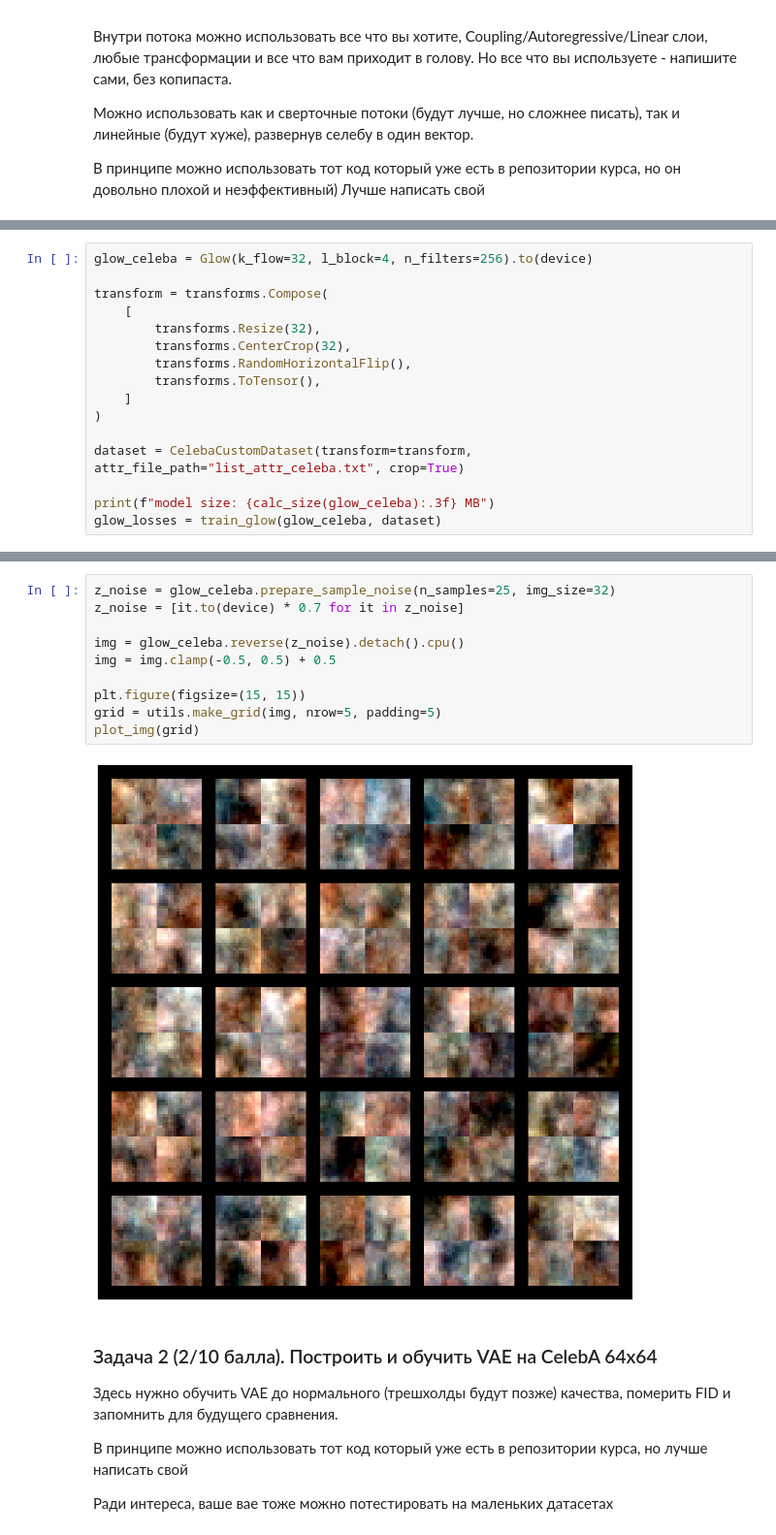
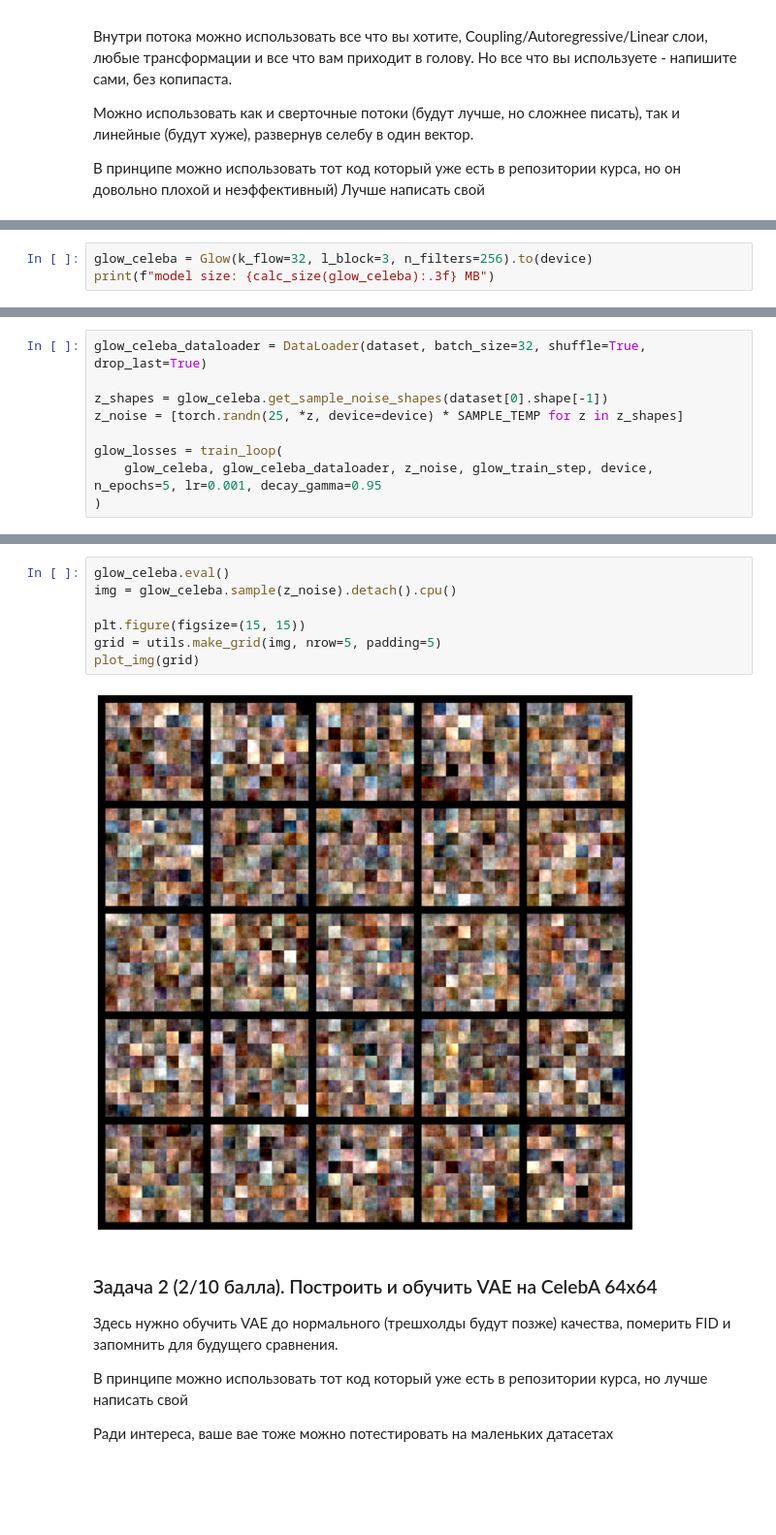
Before and after one commit to SpirinEgor/HSE.gans, a Jupyter notebook: homework_3/hw3_vapnev.ipynb, the cells around one changed output, grey strips where cells are left out. Shown at 97% size. Cells and saved outputs as stored; diff of their text form; blank space fills up the shorter version.

Commit message:
Unified train loop

```diff
--- a/homework_3/hw3_vapnev.ipynb
+++ b/homework_3/hw3_vapnev.ipynb
@@ -195,17 +162,4 @@ def train_glow(
 # %%
-glow_celeba = Glow(k_flow=32, l_block=4, n_filters=256).to(device)
-
-transform = transforms.Compose(
-    [
-        transforms.Resize(32),
-        transforms.CenterCrop(32),
-        transforms.RandomHorizontalFlip(),
-        transforms.ToTensor(),
-    ]
-)
-
-dataset = CelebaCustomDataset(transform=transform, attr_file_path="list_attr_celeba.txt", crop=True)
-
+glow_celeba = Glow(k_flow=32, l_block=3, n_filters=256).to(device)
 print(f"model size: {calc_size(glow_celeba):.3f} MB")
-glow_losses = train_glow(glow_celeba, dataset)
 # %% [output]
@@ -213,3 +167,12 @@ model size: 117.971 MB
+# %%
+glow_celeba_dataloader = DataLoader(dataset, batch_size=32, shuffle=True, drop_last=True)
+
+z_shapes = glow_celeba.get_sample_noise_shapes(dataset[0].shape[-1])
+z_noise = [torch.randn(25, *z, device=device) * SAMPLE_TEMP for z in z_shapes]
+
+glow_losses = train_loop(
+    glow_celeba, glow_celeba_dataloader, z_noise, glow_train_step, device, n_epochs=5, lr=0.001, decay_gamma=0.95
+)
 # %%
 plt.figure(figsize=(15, 7))
 plt.plot(glow_losses)
@@ -219,15 +182,12 @@ plt.show()
 # %%
-z_noise = glow_celeba.prepare_sample_noise(n_samples=25, img_size=32)
-z_noise = [it.to(device) * 0.7 for it in z_noise]
-
-img = glow_celeba.reverse(z_noise).detach().cpu()
-img = img.clamp(-0.5, 0.5) + 0.5
+glow_celeba.eval()
+img = glow_celeba.sample(z_noise).detach().cpu()
 
 plt.figure(figsize=(15, 15))
 grid = utils.make_grid(img, nrow=5, padding=5)
 plot_img(grid)
 # %% [output]
-[figure, old version]
+[figure, new version]
 # %% [markdown]
 ### Задача 2 (2/10 балла). Построить и обучить VAE на CelebA 64x64
 
```
Also changed, not shown: parts of 14 cells of this notebook, 3 other files.
